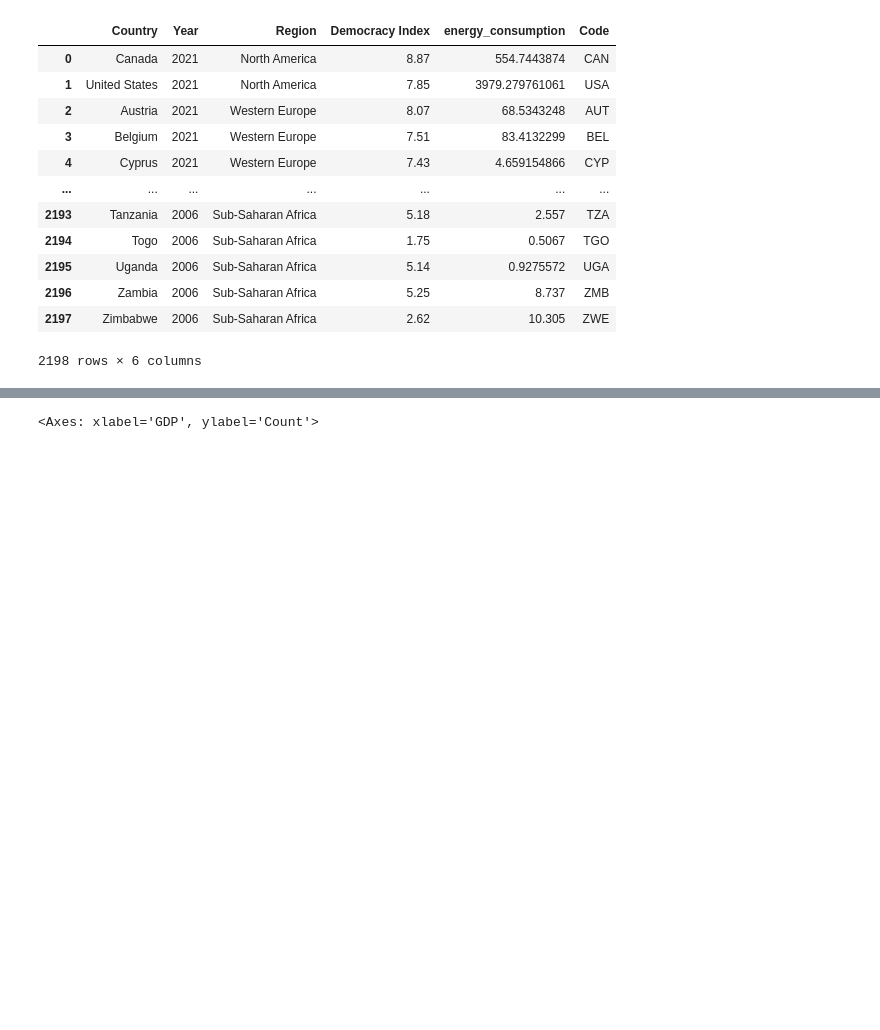
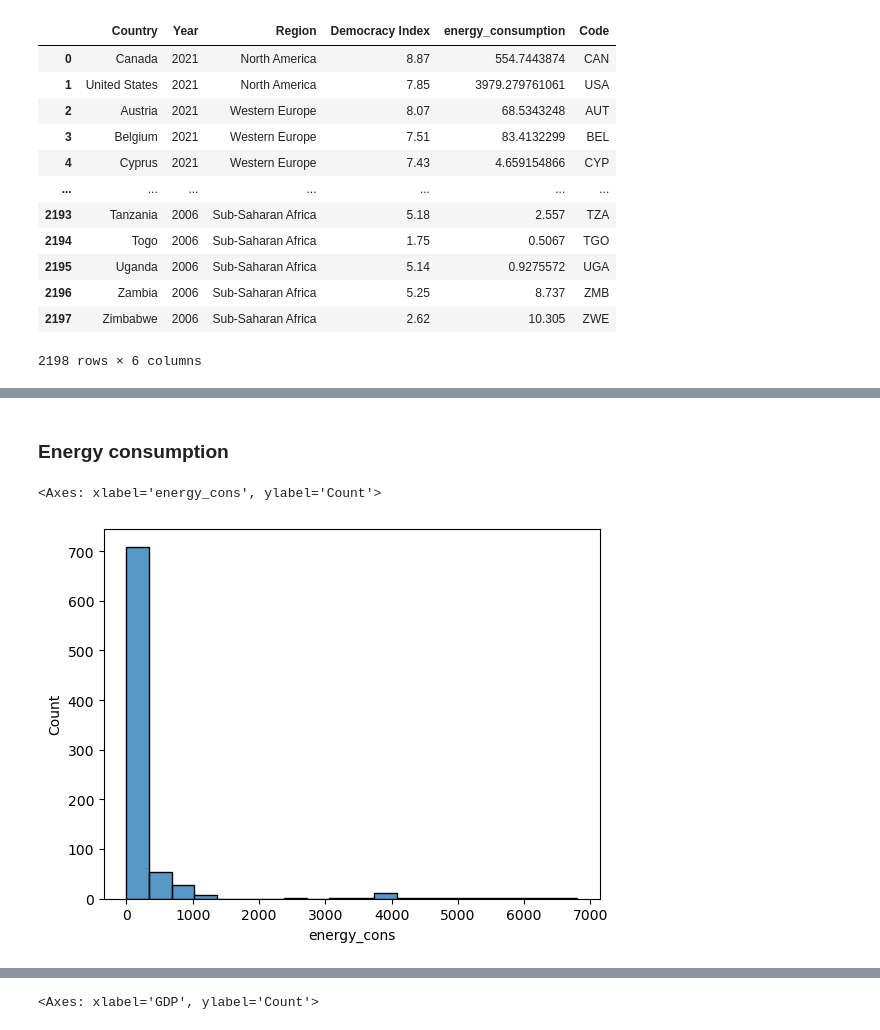
Before and after one commit to WiJaMa/stat386-project, a Jupyter notebook: project_EDA.ipynb, the cells around one changed output, grey strips where cells are left out. Saved outputs shown, nothing was run; the diff lists cells and outputs as text; code cells hidden in the pictures; blank space fills up the shorter version.

```diff
--- a/project_EDA.ipynb
+++ b/project_EDA.ipynb
@@ -283,0 +316,7 @@ keqiang
+# %% [markdown]
+### Energy consumption
+# %%
+sns.histplot(keqiang['energy_cons'])
+# %% [output]
+<Axes: xlabel='energy_cons', ylabel='Count'>
+[figure, added]
```
Also changed, not shown: parts of 87 cells of this notebook, 7 other files.
